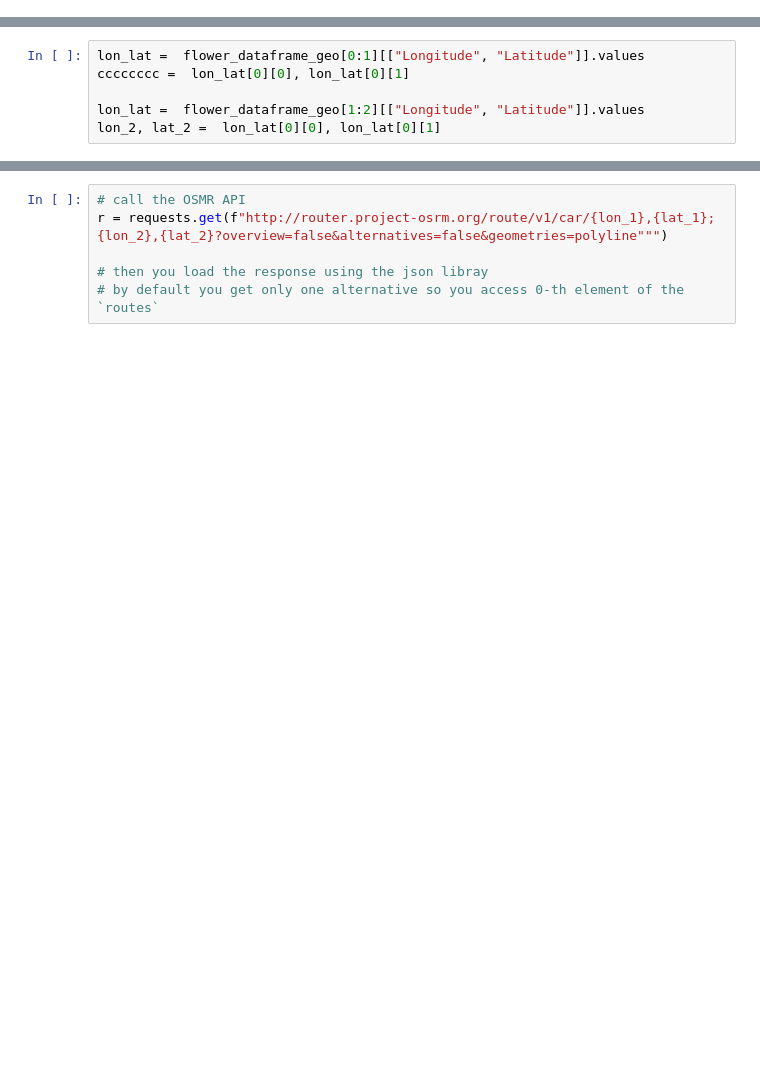
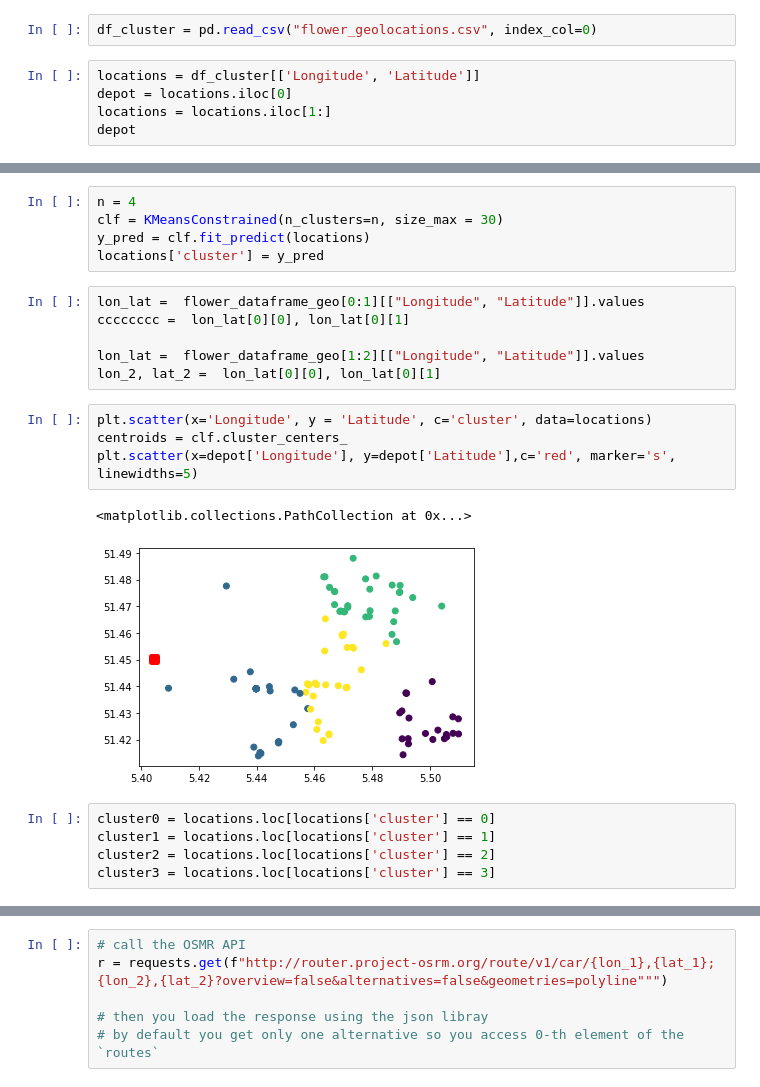
Before and after one commit to SFenijn/Tulpenbezorgen_TSP, a Jupyter notebook: Tulpenbezorgen_TSP.ipynb, the cells around one changed output, grey strips where cells are left out. Saved outputs shown, nothing was run; the diff lists cells and outputs as text; blank space fills up the shorter version.

```diff
--- a/Tulpenbezorgen_TSP.ipynb
+++ b/Tulpenbezorgen_TSP.ipynb
@@ -61,3 +65,10 @@ fig
 The get_offset_position function was deprecated in Matplotlib 3.3 and will be removed two minor releases later.
   offset_order = offset_dict[collection.get_offset_position()]
 [interactive output not drawn]
+# %%
+df_cluster = pd.read_csv("flower_geolocations.csv", index_col=0)
+# %%
+locations = df_cluster[['Longitude', 'Latitude']]
+depot = locations.iloc[0]
+locations = locations.iloc[1:]
+depot
@@ -64,6 +79,23 @@ The get_offset_position function was deprecated in Matplotlib 3.3 and will be re
+# %%
+n = 4
+clf = KMeansConstrained(n_clusters=n, size_max = 30)
+y_pred = clf.fit_predict(locations)
+locations['cluster'] = y_pred
 # %%
 lon_lat =  flower_dataframe_geo[0:1][["Longitude", "Latitude"]].values
 cccccccc =  lon_lat[0][0], lon_lat[0][1]
 
 lon_lat =  flower_dataframe_geo[1:2][["Longitude", "Latitude"]].values
 lon_2, lat_2 =  lon_lat[0][0], lon_lat[0][1]
+# %%
+plt.scatter(x='Longitude', y = 'Latitude', c='cluster', data=locations)
+centroids = clf.cluster_centers_
+plt.scatter(x=depot['Longitude'], y=depot['Latitude'],c='red', marker='s', linewidths=5)
+# %% [output]
+<matplotlib.collections.PathCollection at 0x...>
+[figure, added]
+# %%
+cluster0 = locations.loc[locations['cluster'] == 0]
+cluster1 = locations.loc[locations['cluster'] == 1]
+cluster2 = locations.loc[locations['cluster'] == 2]
+cluster3 = locations.loc[locations['cluster'] == 3]
```
Also changed, not shown: parts of 11 cells of this notebook.
